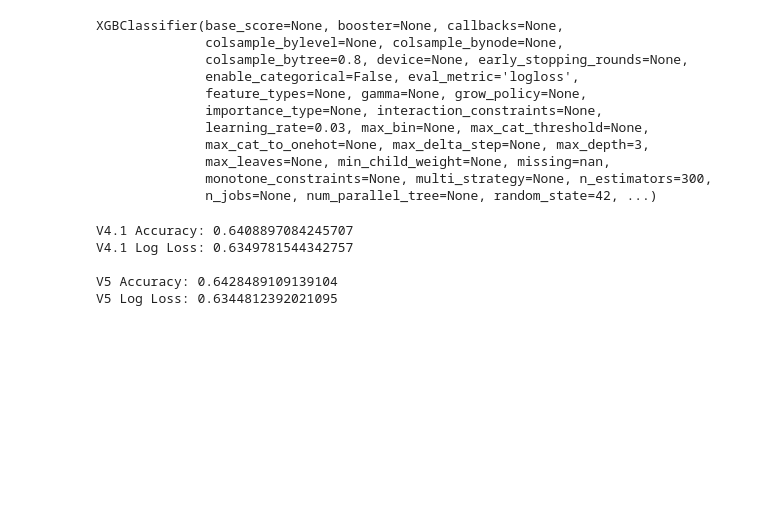
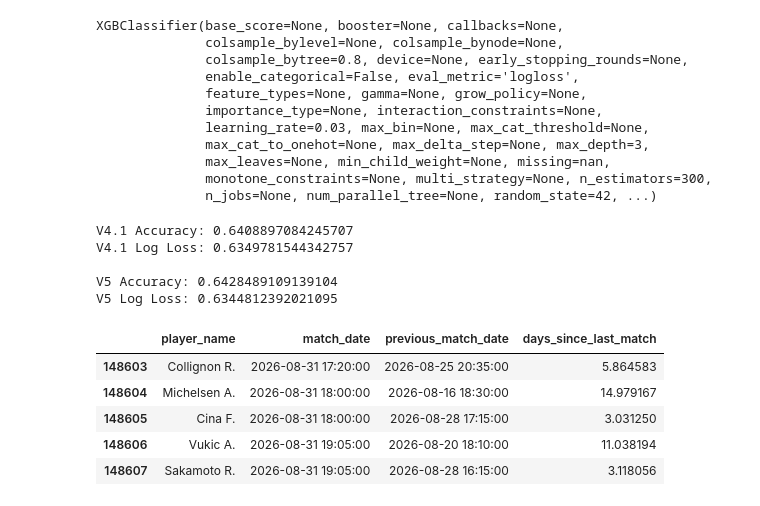
Before and after one commit to chirag330/Tennis-ML-Predictor---US-Open, a Jupyter notebook: Main.ipynb, the cells around one changed output. Saved outputs shown, nothing was run; the diff lists cells and outputs as text; code cells hidden in the pictures; blank space fills up the shorter version.

```diff
--- a/Main.ipynb
+++ b/Main.ipynb
@@ -3370,3 +3370,9 @@ V4.1 Log Loss: 0.6349781544342757
 
 V5 Accuracy: 0.6428489109139104
 V5 Log Loss: 0.6344812392021095
+# %%
+# New feature: Days since last match
+player_history["match_date"] = pd.to_datetime(
+    player_history["date_timestamp"],
+    unit="s"
+)
@@ -3372,0 +3390,14 @@ V5 Log Loss: 0.6344812392021095
+# %%
+player_history[[
+    "player_name",
+    "match_date",
+    "previous_match_date",
+    "days_since_last_match"
+]].tail(5)
+# %% [output]
+|  | player_name | match_date | previous_match_date | days_since_last_match |
+| 148603 | Collignon R. | 2026-08-31 17:20:00 | 2026-08-25 20:35:00 | 5.864583 |
+| 148604 | Michelsen A. | 2026-08-31 18:00:00 | 2026-08-16 18:30:00 | 14.979167 |
+| 148605 | Cina F. | 2026-08-31 18:00:00 | 2026-08-28 17:15:00 | 3.031250 |
+| 148606 | Vukic A. | 2026-08-31 19:05:00 | 2026-08-20 18:10:00 | 11.038194 |
+| 148607 | Sakamoto R. | 2026-08-31 19:05:00 | 2026-08-28 16:15:00 | 3.118056 |
```
Also changed, not shown: parts of 37 cells of this notebook, 7 other files.
